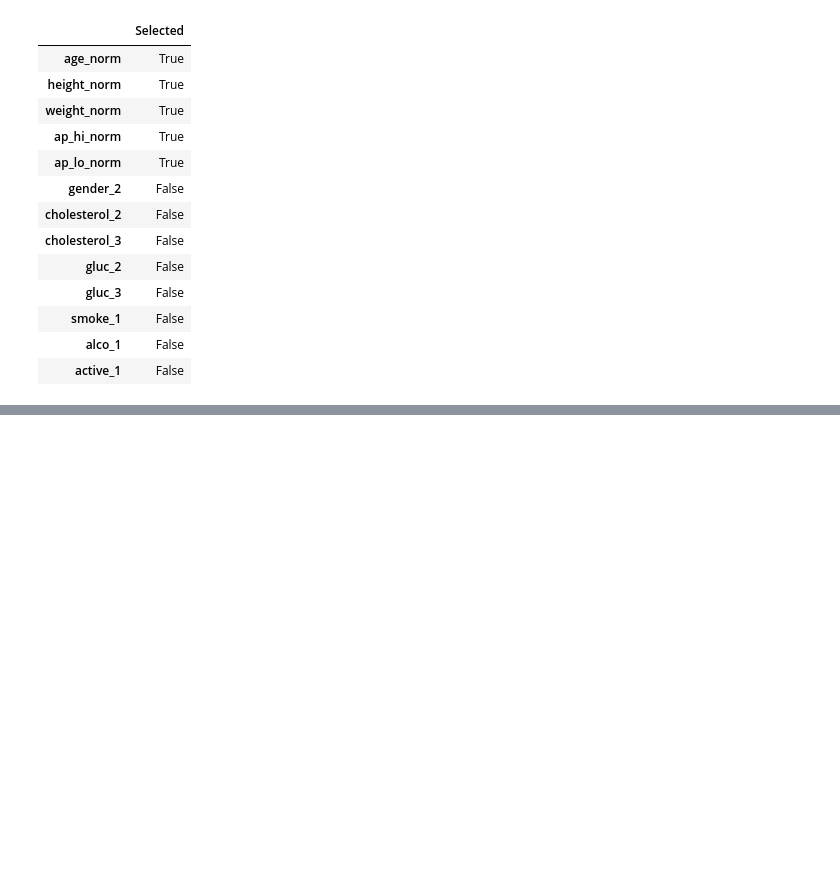
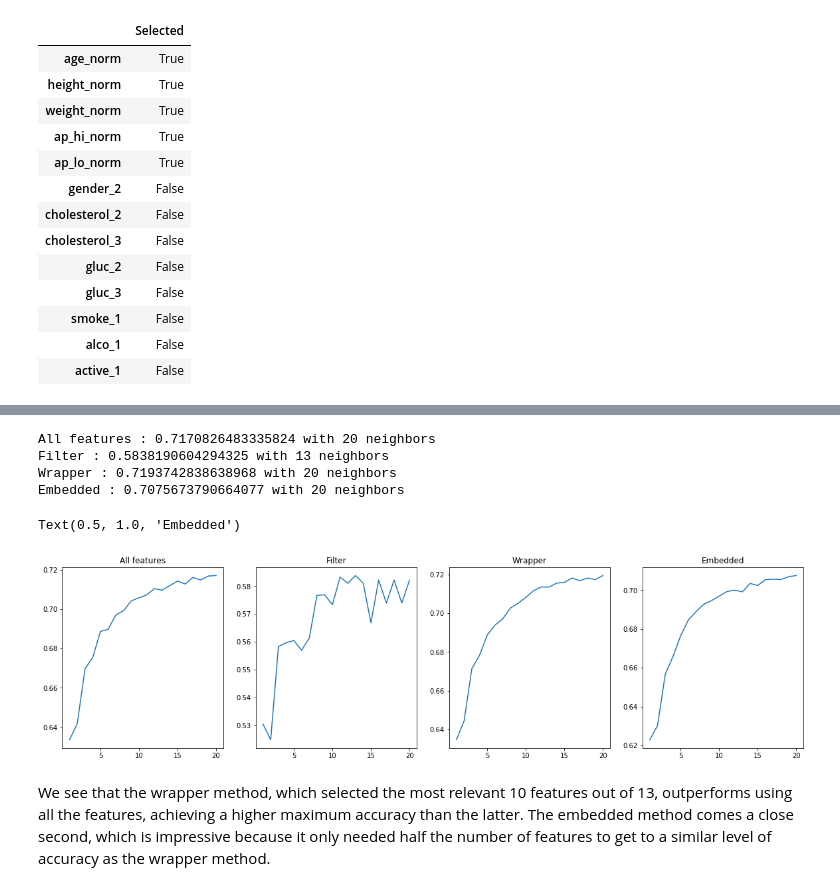
Before and after one commit to bellyn/heart_disease_prediction, a Jupyter notebook: Predicting Cardiovascular Disease.ipynb, the cells around one changed output, grey strips where cells are left out. Saved outputs shown, nothing was run; the diff lists cells and outputs as text; code cells hidden in the pictures; blank space fills up the shorter version.

```diff
--- a/Predicting Cardiovascular Disease.ipynb
+++ b/Predicting Cardiovascular Disease.ipynb
@@ -412,7 +431,7 @@ from sklearn.feature_selection import SelectFromModel
 from sklearn.ensemble import RandomForestClassifier
 
 rf_selector = SelectFromModel(RandomForestClassifier(n_estimators=50), max_features=num_feats)
-rf_selector.fit(x_sample, y_sample)
+rf_selector.fit(X_train_sample, Y_train_sample)
 # %% [output]
 SelectFromModel(estimator=RandomForestClassifier(bootstrap=True, ccp_alpha=0.0,
                                                  class_weight=None,
@@ -451,0 +477,7 @@ pd.DataFrame({'Selected': rf_selector.get_support()},
+# %%
+selected_features_selector = feats_recursive.loc[feats_selector["Selected"]== True].reset_index().rename(columns={'index': 'features'})
+selected_features_selector = list(selected_features_selector["features"])
+
+selected_features_list.append(selected_features_selector)
+
+selected_features_list
@@ -451,0 +502,45 @@ pd.DataFrame({'Selected': rf_selector.get_support()},
+# %%
+from sklearn import metrics
+from sklearn.neighbors import KNeighborsClassifier
+
+selected_features_method = ["All features", "Filter", "Wrapper", "Embedded"]
+method_scores = []
+for selected_features in selected_features_list:
+    k = 20
+    k_range = range(k)
+    scores = []
+    for k in k_range:
+        knn = KNeighborsClassifier(n_neighbors = k+1)
+        knn.fit(X_train[selected_features], Y_train)
+        knn_predict = knn.predict(X_val[selected_features])
+        scores.insert(k, metrics.accuracy_score(Y_val, knn_predict))
+
+    method_scores.insert(selected_features_list.index(selected_features), scores)
+    max_index = scores.index(max(scores)) + 1
+    print(selected_features_method[selected_features_list.index(selected_features)], ":", max(scores), "with", max_index, "neighbors")
+# %% [output]
+All features : 0.7170826483335824 with 20 neighbors
+Filter : 0.5838190604294325 with 13 neighbors
+Wrapper : 0.7193742838638968 with 20 neighbors
+Embedded : 0.7075673790664077 with 20 neighbors
+# %%
+n = [n+1 for n in range(k+1)]
+
+f2, (ax1,ax2,ax3,ax4) = plt.subplots(1,4, figsize=(20, 5))
+
+ax1.plot(n, method_scores[0])
+ax1.set_title("All features")
+
+ax2.plot(n, method_scores[1])
+ax2.set_title("Filter")
+
+ax3.plot(n, method_scores[2])
+ax3.set_title("Wrapper")
+
+ax4.plot(n, method_scores[3])
+ax4.set_title("Embedded")
+# %% [output]
+Text(0.5, 1.0, 'Embedded')
+[figure, added]
+# %% [markdown]
+We see that the wrapper method, which selected the most relevant 10 features out of 13, outperforms using all the features, achieving a higher maximum accuracy than the latter. The embedded method comes a close second, which is impressive because it only needed half the number of features to get to a similar level of accuracy as the wrapper method.
```
Also changed, not shown: parts of 25 cells of this notebook.
